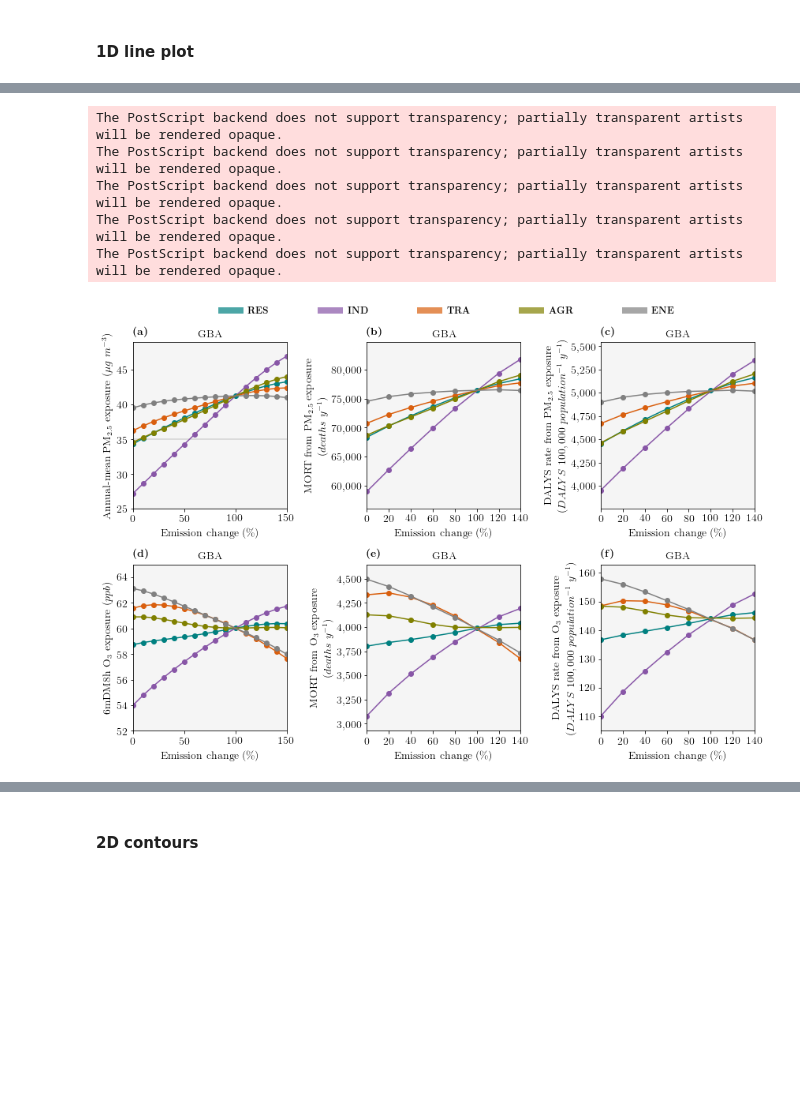
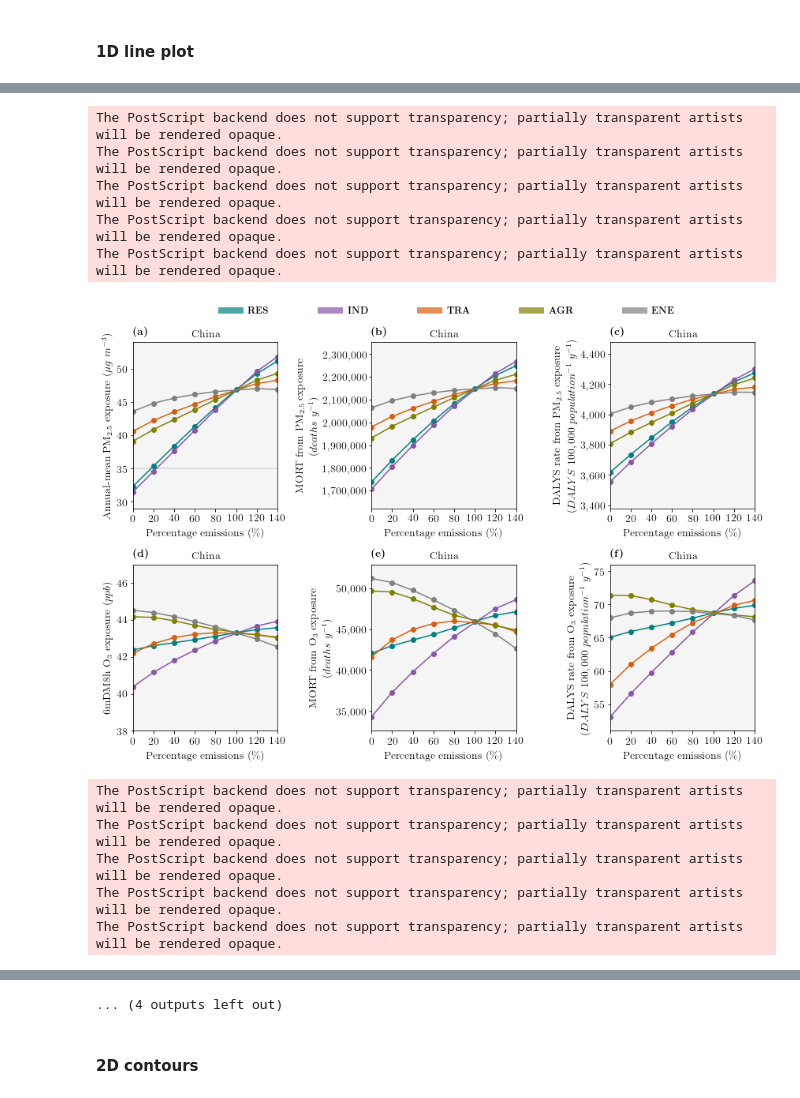
Before and after one commit to lukeconibear/emulator_annual, a Jupyter notebook: emulator_plots.ipynb, the cells around one changed output, grey strips where cells are left out. Saved outputs shown, nothing was run; the diff lists cells and outputs as text; code cells hidden in the pictures; blank space fills up the shorter version.

```diff
--- a/emulator_plots.ipynb
+++ b/emulator_plots.ipynb
@@ -1202,11 +1208,11 @@ def make_plot_exposure(index, output, outputs_popweighted, label, title):
     plt.plot(list(agr.keys()), list(agr.values()), '-o', color='olive')
     plt.plot(list(ene.keys()), list(ene.values()), '-o', color='grey')
 # %%
-output = 'PM2_5_DRY'
-label = 'Annual-mean PM$_{2.5}$ exposure (${\\mu}g$ $m^{-3}$)'
+#output = 'PM2_5_DRY'
+#label = 'Annual-mean PM$_{2.5}$ exposure (${\\mu}g$ $m^{-3}$)'
 
-#output = 'o3_6mDM8h'
-#label = '6mDM8h O$_{3}$ exposure ($ppb$)'
+output = 'o3_6mDM8h'
+label = '6mDM8h O$_{3}$ exposure ($ppb$)'
 # %%
 fig = plt.figure(1, figsize=(8, 16))
 gs = gridspec.GridSpec(4, 2)
@@ -1516,9 +1567,9 @@ for region in regions_all:
 # %%
 for emission_config_filename in emission_config_filenames:
     for output in outputs:
-        df_country = pd.read_csv(f'{path_hia}/{output}/df_country_hia_{output}_{emission_config_filename}.csv')
-        df_province = pd.read_csv(f'{path_hia}/{output}/df_province_hia_{output}_{emission_config_filename}.csv')
-        df_prefecture = pd.read_csv(f'{path_hia}/{output}/df_prefecture_hia_{output}_{emission_config_filename}.csv')
+        df_country = pd.read_csv(f'{path_hia}/{output}_scaled/df_country_hia_{output}_{emission_config_filename}_scaled.csv')
+        df_province = pd.read_csv(f'{path_hia}/{output}_scaled/df_province_hia_{output}_{emission_config_filename}_scaled.csv')
+        df_prefecture = pd.read_csv(f'{path_hia}/{output}_scaled/df_prefecture_hia_{output}_{emission_config_filename}_scaled.csv')
 
         for region in regions_all:
             for outcome in outcomes:
@@ -1576,7 +1627,7 @@ def make_plot_health(plot_index, results, region, output, outcome):
     plt.yticks(fontsize=14)
     ax.get_yaxis().set_major_formatter(matplotlib.ticker.FuncFormatter(lambda x, p: format(int(x), ',')))
 
-    plt.xlabel('Emission change ({\%})', fontsize=14)
+    plt.xlabel('Percentage emissions ({\%})', fontsize=14)
     plt.ylabel(labels[f'{output}_{outcome}'], fontsize=14)
 
     plt.annotate(r'\textbf{(' + chr(97 + plot_index) + ')}', xy=(0, 1.05), xycoords='axes fraction', fontsize=14)
@@ -1643,6 +1675,6 @@ The PostScript backend does not support transparency; partially transparent arti
 # %%
-popweighted_o3_6mDM8h = joblib.load('/nfs/b0122/Users/earlacoa/paper_aia_china/emulator_annual/popweighted/popweighted_individual_inputs_region_o3_6mDM8h.joblib')
-popweighted_PM2_5_DRY = joblib.load('/nfs/b0122/Users/earlacoa/paper_aia_china/emulator_annual/popweighted/popweighted_individual_inputs_region_PM2_5_DRY.joblib')
+popweighted_o3_6mDM8h = joblib.load('/nfs/b0122/Users/earlacoa/paper_aia_china/emulator_annual/popweighted/popweighted_individual_inputs_region_o3_6mDM8h_scaled.joblib')
+popweighted_PM2_5_DRY = joblib.load('/nfs/b0122/Users/earlacoa/paper_aia_china/emulator_annual/popweighted/popweighted_individual_inputs_region_PM2_5_DRY_scaled.joblib')
 # %%
 region_keys = {
     'China': 'china',
@@ -1655,40 +1687,44 @@ region_keys = {
     'North West China': 'china_north_west'
 }
 # %%
-#for region in region_keys.keys():
-region = 'GBA'
-fig = plt.figure(1, figsize=(12, 8))
-gs = gridspec.GridSpec(2, 3)
+for region in region_keys.keys():
+    fig = plt.figure(1, figsize=(12, 8))
+    gs = gridspec.GridSpec(2, 3)
 
-make_plot_exposure(0, 'PM2_5_DRY', [item for item in popweighted_PM2_5_DRY.items() if region_keys[region] + '_PM2_5_DRY' in item[0]], 'Annual-mean PM$_{2.5}$ exposure (${\\mu}g$ $m^{-3}$)', region)
-make_plot_health(1, results, region, 'PM2_5_DRY', 'mort')
-make_plot_health(2, results, region, 'PM2_5_DRY', 'dalys_rate')
-make_plot_exposure(3, 'o3_6mDM8h', [item for item in popweighted_o3_6mDM8h.items() if region_keys[region] + '_o3_6mDM8h' in item[0]], '6mDM8h O$_{3}$ exposure ($ppb$)', region)
-make_plot_health(4, results, region, 'o3_6mDM8h', 'mort')
-make_plot_health(5, results, region, 'o3_6mDM8h', 'dalys_rate')
+    make_plot_exposure(0, 'PM2_5_DRY', [item for item in popweighted_PM2_5_DRY.items() if region_keys[region] + '_PM2_5_DRY' in item[0]], 'Annual-mean PM$_{2.5}$ exposure (${\\mu}g$ $m^{-3}$)', region)
+    make_plot_health(1, results, region, 'PM2_5_DRY', 'mort')
+    make_plot_health(2, results, region, 'PM2_5_DRY', 'dalys_rate')
+    make_plot_exposure(3, 'o3_6mDM8h', [item for item in popweighted_o3_6mDM8h.items() if region_keys[region] + '_o3_6mDM8h' in item[0]], '6mDM8h O$_{3}$ exposure ($ppb$)', region)
+    make_plot_health(4, results, region, 'o3_6mDM8h', 'mort')
+    make_plot_health(5, results, region, 'o3_6mDM8h', 'dalys_rate')
 
-leg_1 = matplotlib.lines.Line2D([], [], color='teal', linewidth=8.0, label=r'\textbf{RES}', alpha=0.7)
-leg_2 = matplotlib.lines.Line2D([], [], color='#8856a7', linewidth=8.0, label=r'\textbf{IND}', alpha=0.7)
-leg_3 = matplotlib.lines.Line2D([], [], color='#d95f0e', linewidth=8.0, label=r'\textbf{TRA}', alpha=0.7)
-leg_4 = matplotlib.lines.Line2D([], [], color='olive', linewidth=8.0, label=r'\textbf{AGR}', alpha=0.7)
-leg_5 = matplotlib.lines.Line2D([], [], color='grey', linewidth=8.0, label=r'\textbf{ENE}', alpha=0.7)
+    leg_1 = matplotlib.lines.Line2D([], [], color='teal', linewidth=8.0, label=r'\textbf{RES}', alpha=0.7)
+    leg_2 = matplotlib.lines.Line2D([], [], color='#8856a7', linewidth=8.0, label=r'\textbf{IND}', alpha=0.7)
+    leg_3 = matplotlib.lines.Line2D([], [], color='#d95f0e', linewidth=8.0, label=r'\textbf{TRA}', alpha=0.7)
+    leg_4 = matplotlib.lines.Line2D([], [], color='olive', linewidth=8.0, label=r'\textbf{AGR}', alpha=0.7)
+    leg_5 = matplotlib.lines.Line2D([], [], color='grey', linewidth=8.0, label=r'\textbf{ENE}', alpha=0.7)
 
-gs.tight_layout(fig, rect=[0, 0, 1.0, 1.0])
+    gs.tight_layout(fig, rect=[0, 0, 1.0, 1.0])
 
-bb = (fig.subplotpars.left + 0.06, fig.subplotpars.top + 0.05, fig.subplotpars.right - fig.subplotpars.left - 0.1, 0.1)
-plt.legend(
-    fontsize=12, fancybox=True, loc='upper center', bbox_to_anchor=bb, ncol=5, frameon=False,
-    handles=[leg_1, leg_2, leg_3, leg_4, leg_5], mode='expand', borderaxespad=0.,
-    bbox_transform=fig.transFigure
-)
+    bb = (fig.subplotpars.left + 0.06, fig.subplotpars.top + 0.05, fig.subplotpars.right - fig.subplotpars.left - 0.1, 0.1)
+    plt.legend(
+        fontsize=12, fancybox=True, loc='upper center', bbox_to_anchor=bb, ncol=5, frameon=False,
+        handles=[leg_1, leg_2, leg_3, leg_4, leg_5], mode='expand', borderaxespad=0.,
+        bbox_transform=fig.transFigure
+    )
 
-plt.savefig(f'/nfs/b0122/Users/earlacoa/png/paper_aia_emulator_annual/all_line-plot_{region}.png', dpi=700, alpha=True, bbox_inches='tight')
-plt.savefig(f'/nfs/b0122/Users/earlacoa/png/paper_aia_emulator_annual/all_line-plot_{region}.eps', format='eps', dpi=700, alpha=True, bbox_inches='tight')
-plt.show()
+    plt.savefig(f'/nfs/b0122/Users/earlacoa/png/paper_aia_emulator_annual/all_line-plot_{region}_scaled.png', dpi=700, alpha=True, bbox_inches='tight')
+    plt.savefig(f'/nfs/b0122/Users/earlacoa/png/paper_aia_emulator_annual/all_line-plot_{region}_scaled.eps', format='eps', dpi=700, alpha=True, bbox_inches='tight')
+    plt.show()
 # %% [output]
 The PostScript backend does not support transparency; partially transparent artists will be rendered opaque.
 The PostScript backend does not support transparency; partially transparent artists will be rendered opaque.
 The PostScript backend does not support transparency; partially transparent artists will be rendered opaque.
 The PostScript backend does not support transparency; partially transparent artists will be rendered opaque.
 The PostScript backend does not support transparency; partially transparent artists will be rendered opaque.
-[figure, old version]
+[figure, new version]
+The PostScript backend does not support transparency; partially transparent artists will be rendered opaque.
+The PostScript backend does not support transparency; partially transparent artists will be rendered opaque.
+The PostScript backend does not support transparency; partially transparent artists will be rendered opaque.
+The PostScript backend does not support transparency; partially transparent artists will be rendered opaque.
+The PostScript backend does not support transparency; partially transparent artists will be rendered opaque.
@@ -1695,3 +1756,4 @@ The PostScript backend does not support transparency; partially transparent arti
+... (4 outputs left out)
 # %% [markdown]
 #### 2D contours
 # %%
```
Also changed, not shown: parts of 57 cells of this notebook, 5 other files.
